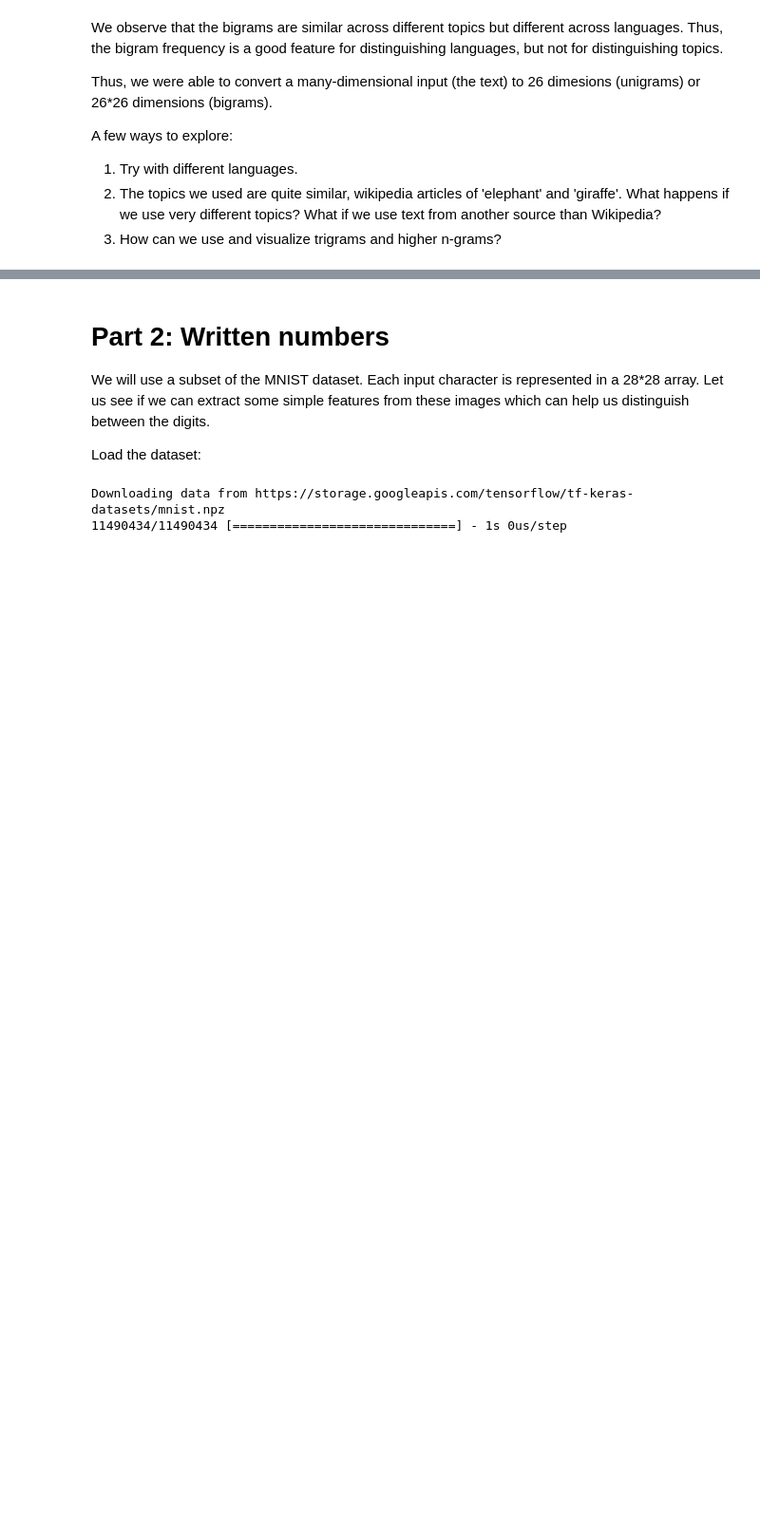
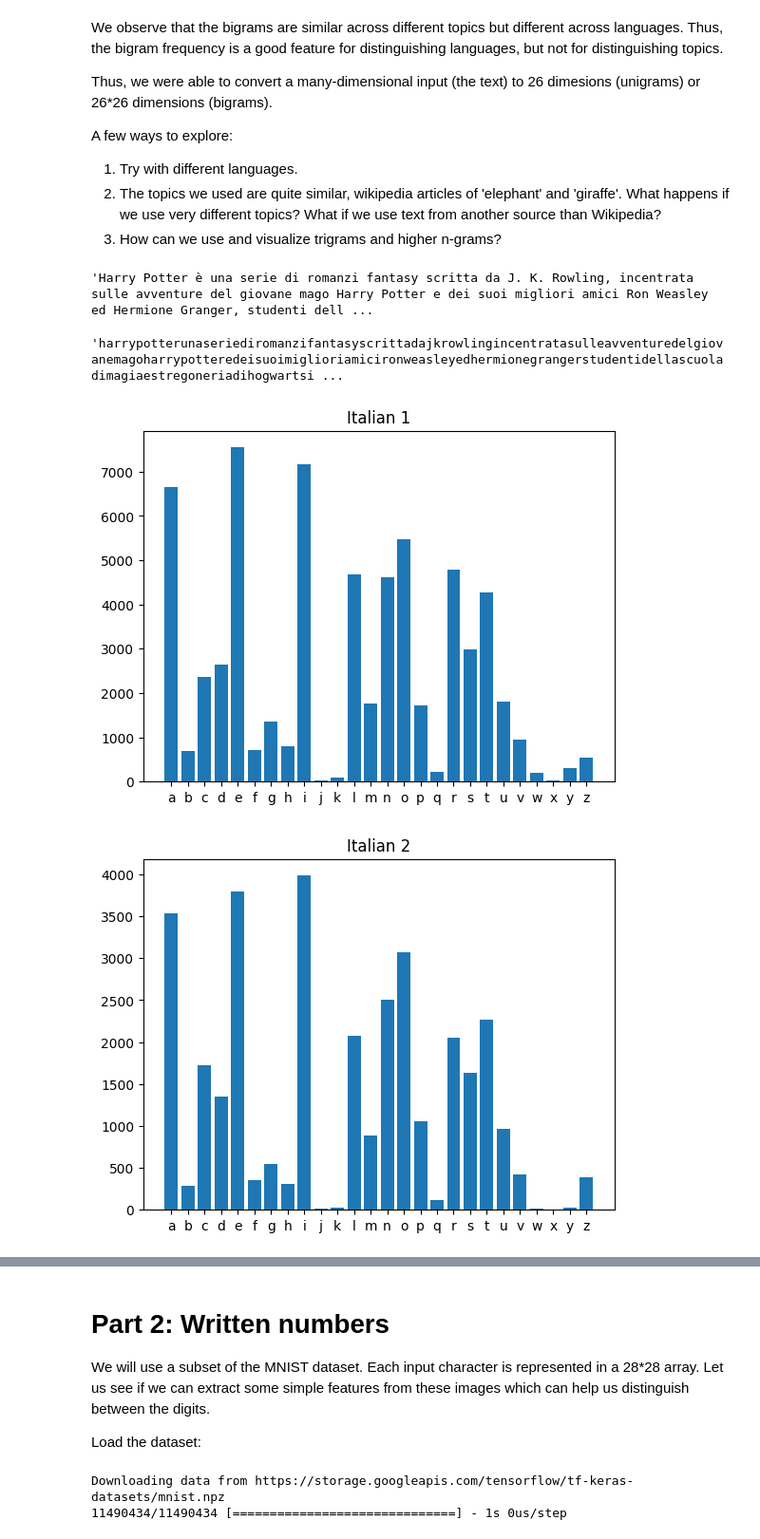
Before and after one commit to Boothi86/FMML_2023_Project_and_Labs, a Jupyter notebook: Module_01_Lab_01_Features.ipynb, the cells around one changed output, grey strips where cells are left out. Shown at 95% size. Drawn from its saved outputs; the diff is of its cells as text; code cells hidden in the pictures; blank space fills up the shorter version.

```diff
--- a/Module_01_Lab_01_Features.ipynb
+++ b/Module_01_Lab_01_Features.ipynb
@@ -252,3 +252,53 @@ A few ways to explore:
 1. Try with different languages.
 2. The topics we used are quite similar, wikipedia articles of 'elephant' and 'giraffe'. What happens if we use very different topics? What if we use text from another source than Wikipedia?
 3. How can we use and visualize trigrams and higher n-grams?
+# %%
+# Fetching data about Harry potter and dogs from wikepedia in italian and spanish
+topic1 = 'Harry Potter'
+topic2 = 'Cane'
+topic3 = 'Perro'
+
+wikipedia.set_lang('it')
+
+it1 = wikipedia.page(topic1).content
+it2 = wikipedia.page(topic2).content
+
+wikipedia.set_lang('es')
+
+es1 = wikipedia.page(topic1).content
+es2 = wikipedia.page(topic3).content
+# %%
+it1
+# %% [output]
+'Harry Potter è una serie di romanzi fantasy scritta da J. K. Rowling, incentrata sulle avventure del giovane mago Harry Potter e dei suoi migliori amici Ron Weasley ed Hermione Granger, studenti dell ...
+# %%
+it1 = cleanup(it1)
+it2 = cleanup(it2)
+es1 = cleanup(es1)
+es2 = cleanup(es2)
+# %%
+it1
+# %% [output]
+'harrypotterunaseriediromanzifantasyscrittadajkrowlingincentratasulleavventuredelgiovanemagoharrypotteredeisuoimiglioriamicironweasleyedhermionegrangerstudentidellascuoladimagiaestregoneriadihogwartsi ...
+# %%
+# Let us compare the histograms of Italian pages and Spanish pages
+unigram_it1 = Counter(ngrams(it1,1))
+plothistogram(unigram_it1)
+plt.title('Italian 1')
+plt.show()
+unigram_it2 = Counter(ngrams(it2,1))
+plothistogram(unigram_it2)
+plt.title('Italian 2')
+plt.show()
+
+unigram_es1 = Counter(ngrams(es1,1))
+plothistogram(unigram_es1)
+plt.title('Spanish 1')
+plt.show()
+unigram_es2 = Counter(ngrams(es2,1))
+plothistogram(unigram_es2)
+plt.title('Spanish 2')
+plt.show()
+# %% [output]
+[figure, added]
+[figure, added]
```
Also changed, not shown: parts of 6 cells of this notebook.
